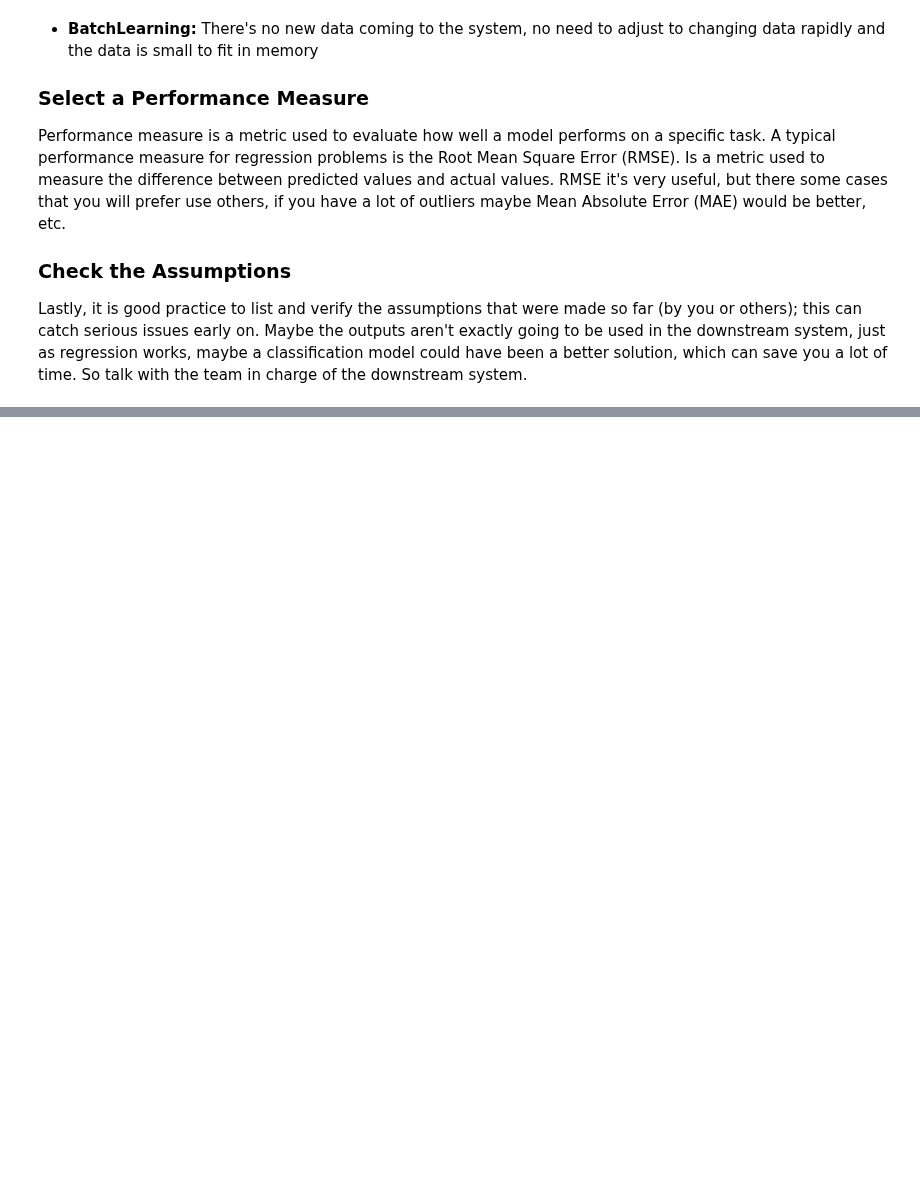
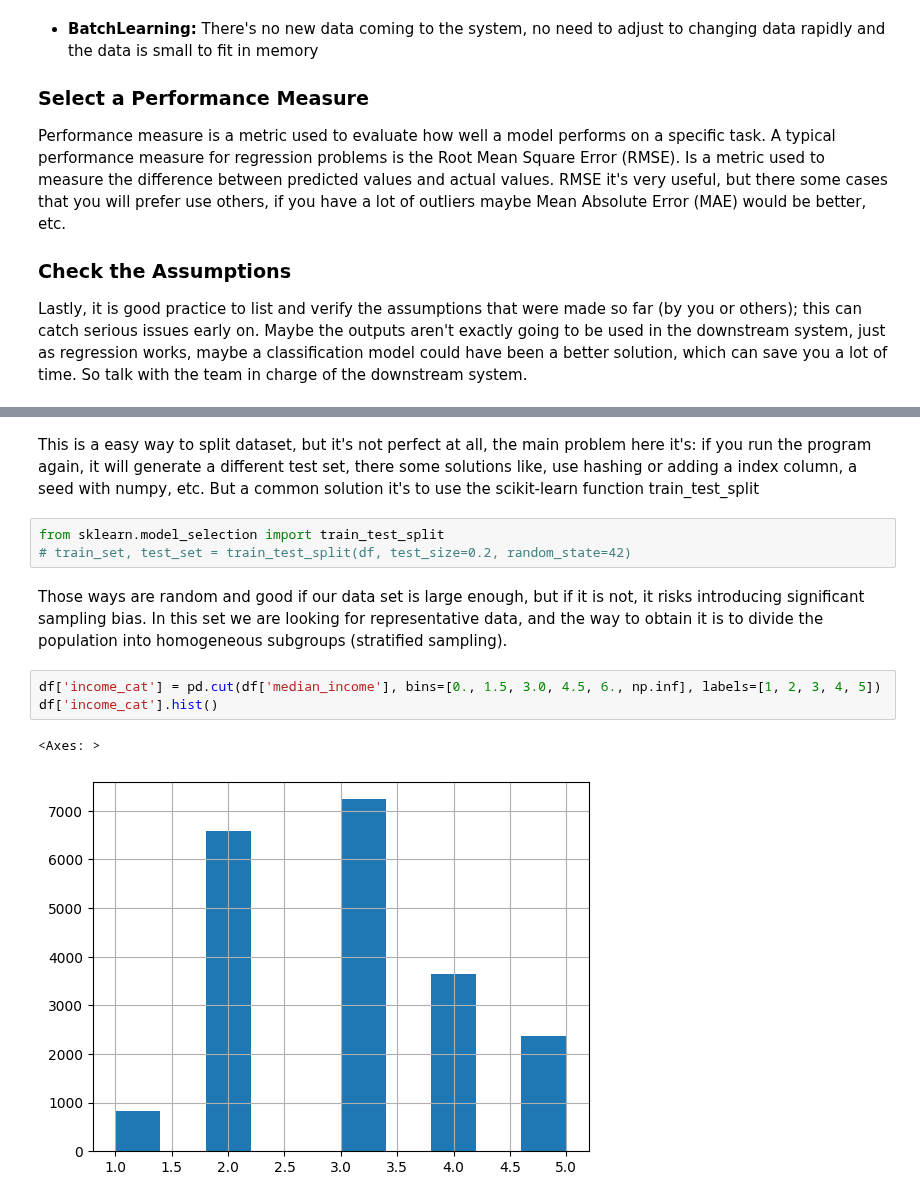
Before and after one commit to JMCoC/ml_engineer_roadmap, a Jupyter notebook: machinLearning/fundamentals/C2_End2EndMLProject/mlProject.ipynb, the cells around one changed output, grey strips where cells are left out. Cells and saved outputs as stored; diff of their text form; blank space fills up the shorter version.

Commit message:
Quick look on the date and diving the dataset into train and test set

```diff
--- a/machinLearning/fundamentals/C2_End2EndMLProject/mlProject.ipynb
+++ b/machinLearning/fundamentals/C2_End2EndMLProject/mlProject.ipynb
@@ -129,0 +165,14 @@ Lastly, it is good practice to list and verify the assumptions that were made so
+# %% [markdown]
+This is a easy way to split dataset, but it's not perfect at all, the main problem here it's: if you run the program again, it will generate a different test set, there some solutions like, use hashing or adding a index column, a seed with numpy, etc.
+But a common solution it's to use the scikit-learn function train_test_split
+# %%
+from sklearn.model_selection import train_test_split
+# train_set, test_set = train_test_split(df, test_size=0.2, random_state=42)
+# %% [markdown]
+Those ways are random and good if our data set is large enough, but if it is not, it risks introducing significant sampling bias. In this set we are looking for representative data, and the way to obtain it is to divide the population into homogeneous subgroups (stratified sampling).
+# %%
+df['income_cat'] = pd.cut(df['median_income'], bins=[0., 1.5, 3.0, 4.5, 6., np.inf], labels=[1, 2, 3, 4, 5])
+df['income_cat'].hist()
+# %% [output]
+<Axes: >
+[figure, added]
```
Also changed, not shown: parts of 12 cells of this notebook.
